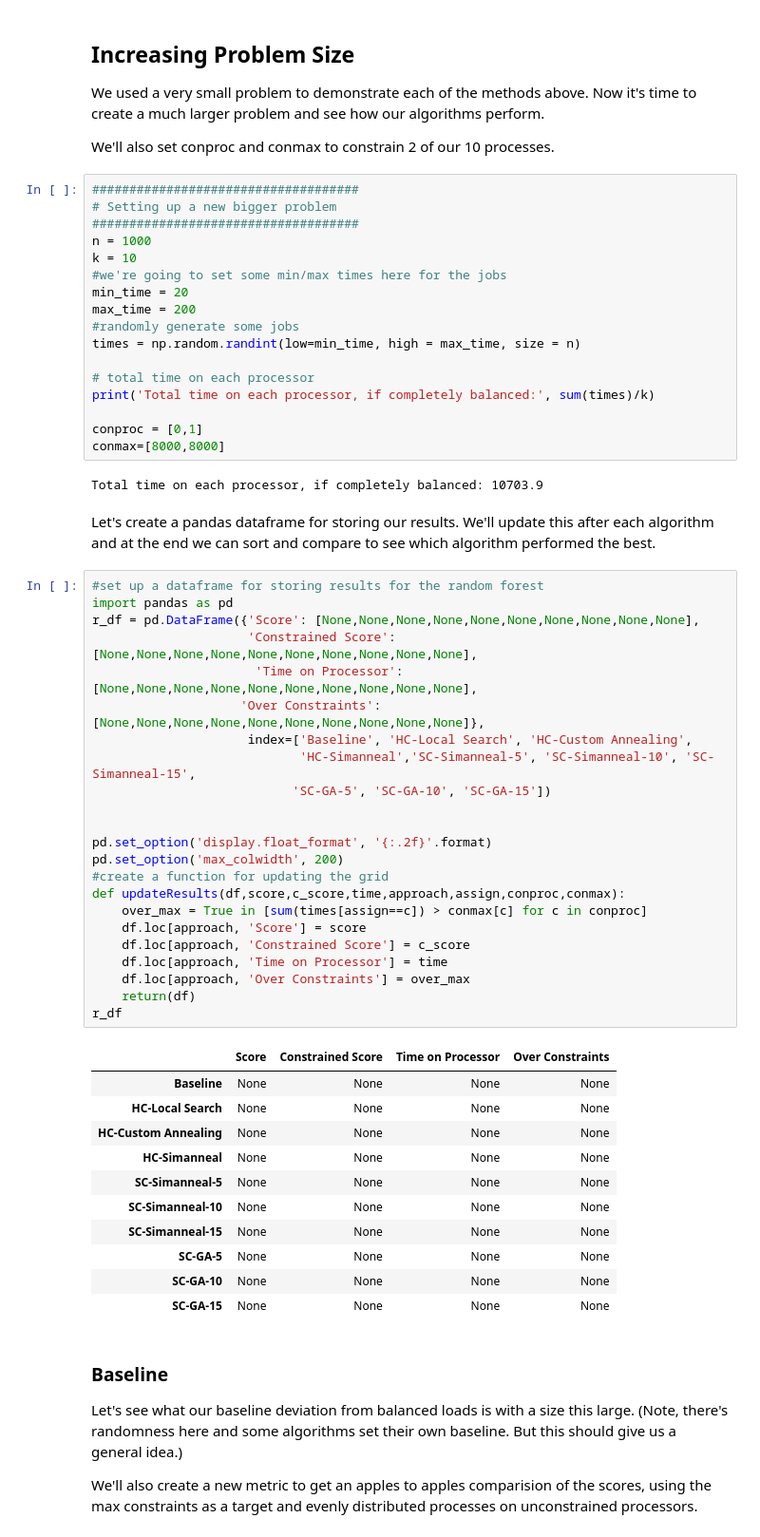
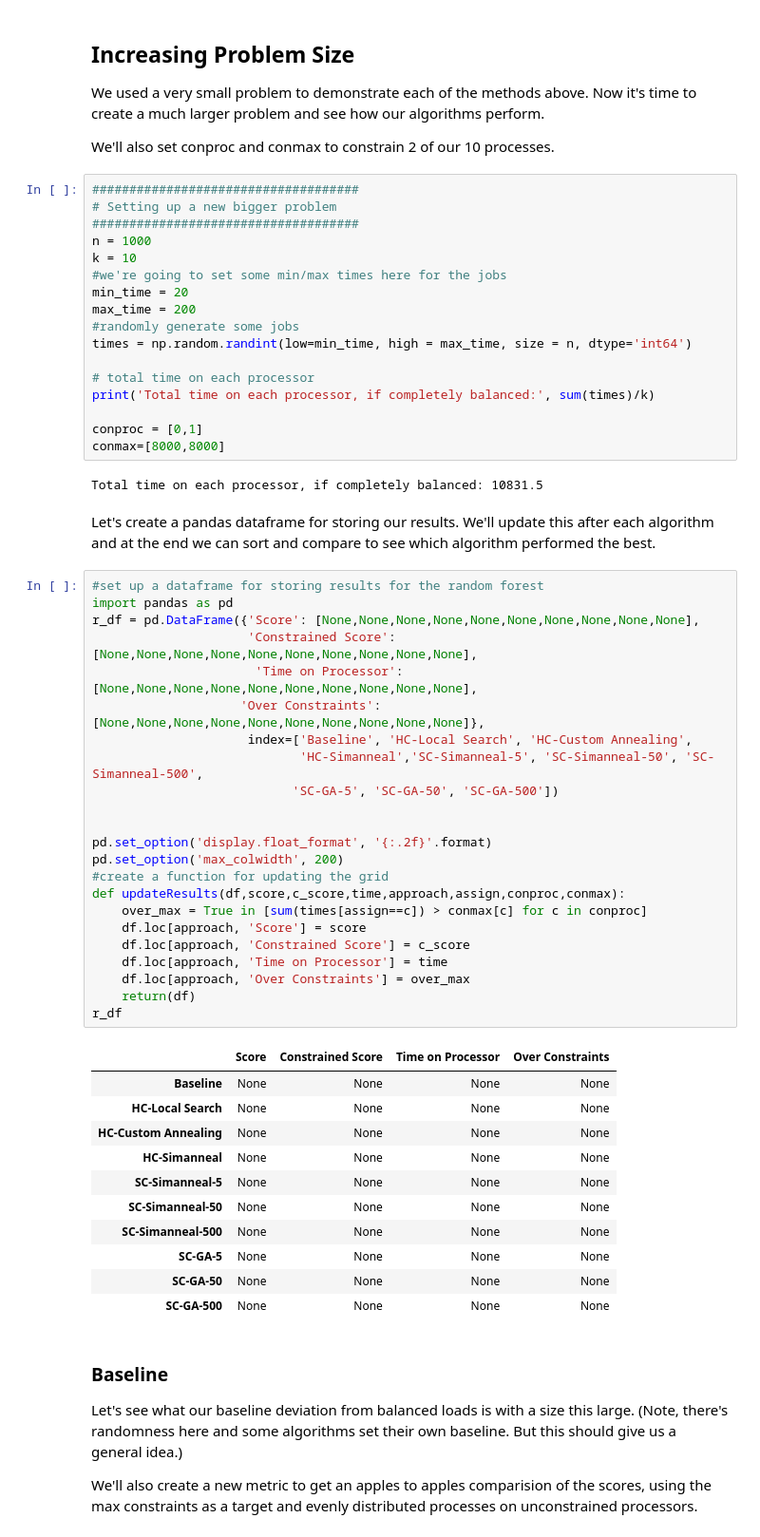
Before and after one commit to DeannaDS/shared, a Jupyter notebook: ds775/Lesson_05_Load_Balancing_With_Constraints.ipynb, the cells around one changed output. Shown at 95% size. Cells and saved outputs as stored; diff of their text form.

```diff
--- a/ds775/Lesson_05_Load_Balancing_With_Constraints.ipynb
+++ b/ds775/Lesson_05_Load_Balancing_With_Constraints.ipynb
@@ -766,7 +766,7 @@ k = 10
 min_time = 20
 max_time = 200
 #randomly generate some jobs
-times = np.random.randint(low=min_time, high = max_time, size = n)
+times = np.random.randint(low=min_time, high = max_time, size = n, dtype='int64')
 
 # total time on each processor
 print('Total time on each processor, if completely balanced:', sum(times)/k)
@@ -774,44 +774,44 @@ print('Total time on each processor, if completely balanced:', sum(times)/k)
 conproc = [0,1]
 conmax=[8000,8000]
 # %% [output]
-Total time on each processor, if completely balanced: 10703.9
+Total time on each processor, if completely balanced: 10831.5
 # %% [markdown]
 Let's create a pandas dataframe for storing our results. We'll update this after each algorithm and at the end we can sort and compare to see which algorithm performed the best.
 # %%
 #set up a dataframe for storing results for the random forest
 import pandas as pd
 r_df = pd.DataFrame({'Score': [None,None,None,None,None,None,None,None,None,None],
                      'Constrained Score': [None,None,None,None,None,None,None,None,None,None],
                       'Time on Processor': [None,None,None,None,None,None,None,None,None,None],
                     'Over Constraints': [None,None,None,None,None,None,None,None,None,None]},
                      index=['Baseline', 'HC-Local Search', 'HC-Custom Annealing',
-                            'HC-Simanneal','SC-Simanneal-5', 'SC-Simanneal-10', 'SC-Simanneal-15',
-                           'SC-GA-5', 'SC-GA-10', 'SC-GA-15'])
+                            'HC-Simanneal','SC-Simanneal-5', 'SC-Simanneal-50', 'SC-Simanneal-500',
+                           'SC-GA-5', 'SC-GA-50', 'SC-GA-500'])
 
 
 pd.set_option('display.float_format', '{:.2f}'.format)
 pd.set_option('max_colwidth', 200)
 #create a function for updating the grid
 def updateResults(df,score,c_score,time,approach,assign,conproc,conmax):
     over_max = True in [sum(times[assign==c]) > conmax[c] for c in conproc]
     df.loc[approach, 'Score'] = score
     df.loc[approach, 'Constrained Score'] = c_score
     df.loc[approach, 'Time on Processor'] = time
     df.loc[approach, 'Over Constraints'] = over_max
     return(df)
 r_df
 # %% [output]
 |  | Score | Constrained Score | Time on Processor | Over Constraints |
 | Baseline | None | None | None | None |
 | HC-Local Search | None | None | None | None |
 | HC-Custom Annealing | None | None | None | None |
 | HC-Simanneal | None | None | None | None |
 | SC-Simanneal-5 | None | None | None | None |
-| SC-Simanneal-10 | None | None | None | None |
-| SC-Simanneal-15 | None | None | None | None |
+| SC-Simanneal-50 | None | None | None | None |
+| SC-Simanneal-500 | None | None | None | None |
 | SC-GA-5 | None | None | None | None |
-| SC-GA-10 | None | None | None | None |
-| SC-GA-15 | None | None | None | None |
+| SC-GA-50 | None | None | None | None |
+| SC-GA-500 | None | None | None | None |
 # %% [markdown]
 ### Baseline
 Let's see what our baseline deviation from balanced loads is with a size this large. (Note, there's randomness here and some algorithms set their own baseline. But this should give us a general idea.)
```
Also changed, not shown: parts of 21 cells of this notebook.
